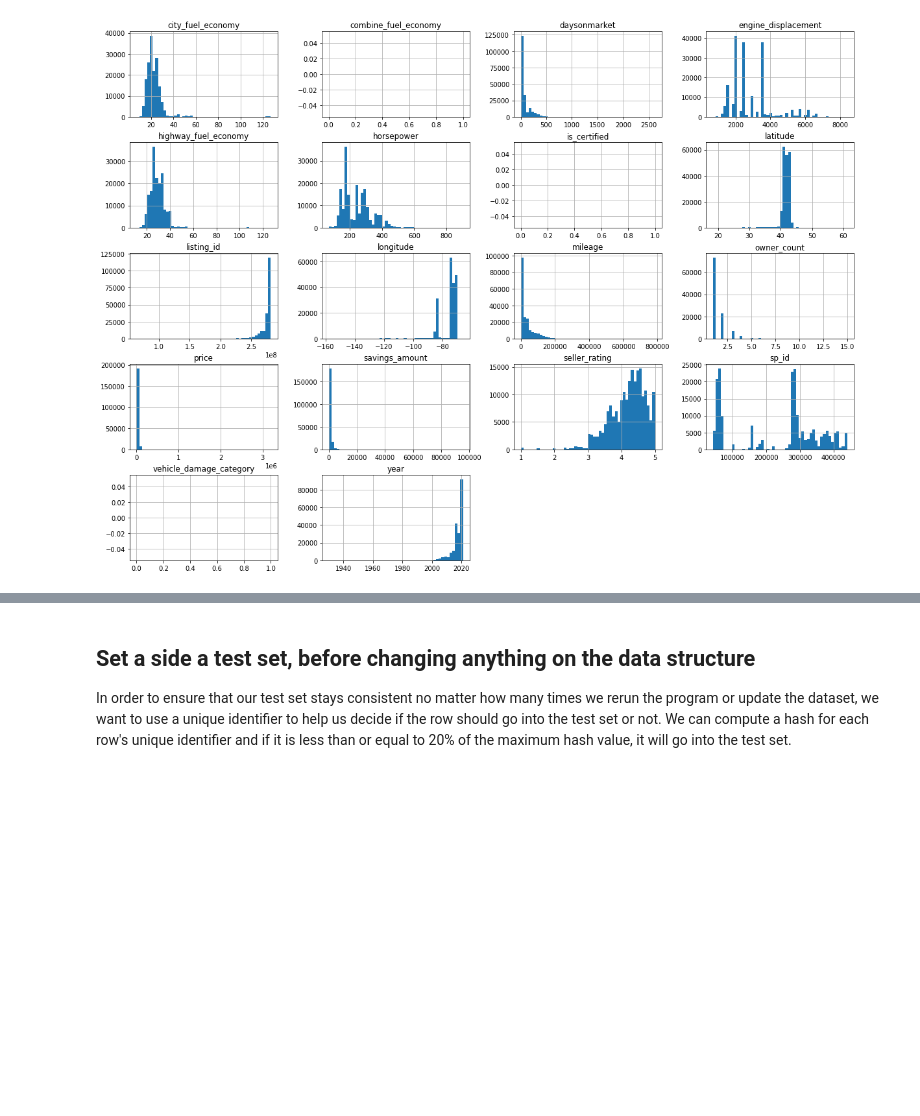
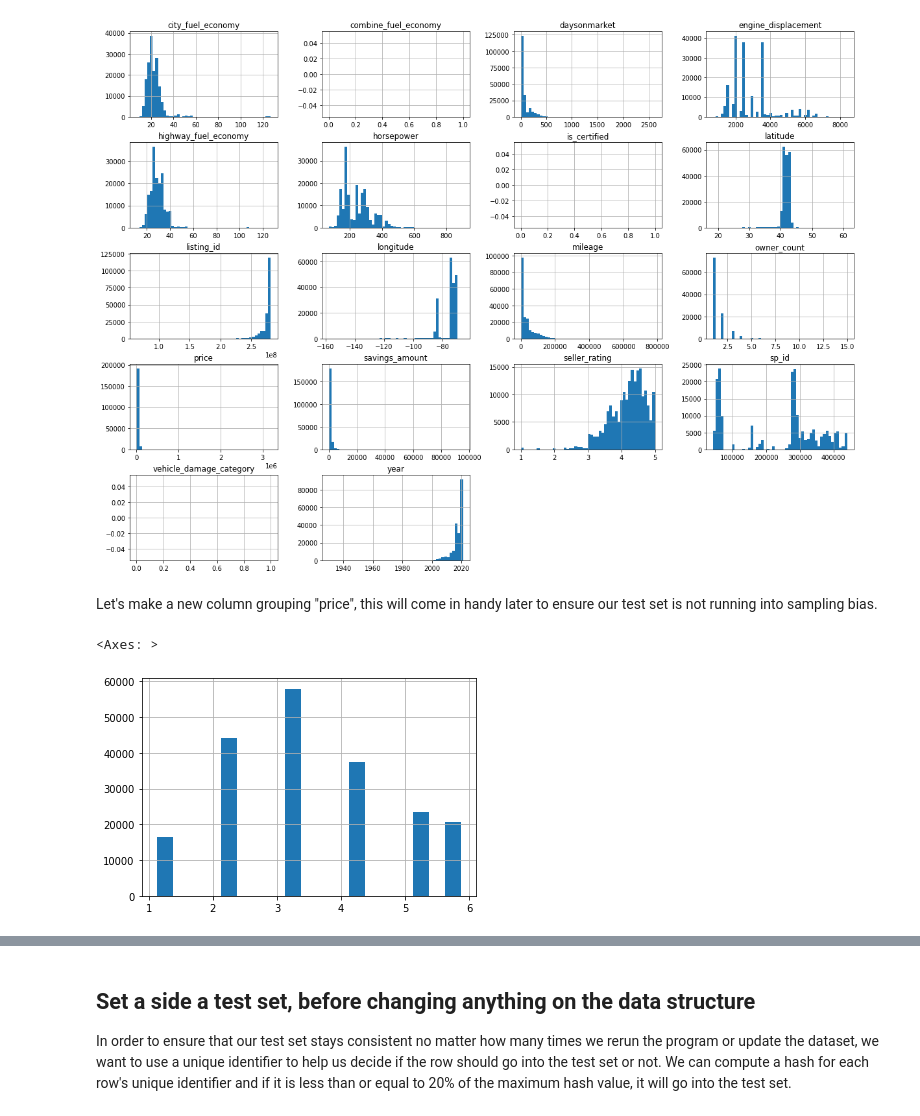
Before and after one commit to MaxAlvarado1/UsedCarsPricePredictor, a Jupyter notebook: Used_Cars_Price_Predictor.ipynb, the cells around one changed output, grey strips where cells are left out. Saved outputs shown, nothing was run; the diff lists cells and outputs as text; code cells hidden in the pictures; blank space fills up the shorter version.

Commit message:
test set proportions

```diff
--- a/Used_Cars_Price_Predictor.ipynb
+++ b/Used_Cars_Price_Predictor.ipynb
@@ -20,7 +16,7 @@ os.rename(os.path.join(datasetPath, "used_cars_data.csv"), os.path.join(datasetP
 import pandas as pd
 
 def loadCarData(datasetPath=datasetPath):
-    csvPath = os.path.join(datasetPath, ".used_cars_data.csv")
+    csvPath = os.path.join(datasetPath, "used_cars_data.csv")
     return pd.read_csv(csvPath, nrows=200000, low_memory=False)
 # %% [markdown]
 ## Examine quick info about the data structure
@@ -75,3 +71,16 @@ cars.hist(bins=50, figsize=(20,15))
 plt.show()
 # %% [output]
 [figure]
+# %% [markdown]
+Let's make a new column grouping "price", this will come in handy later to ensure our test set is not running into sampling bias.
+# %%
+import numpy as np
+
+cars["priceGroup"] = pd.cut(cars["price"],
+                            bins=[0., 10000., 20000.,30000., 40000., 50000., np.inf],
+                            labels=[1, 2, 3, 4, 5, 6])
+# %%
+cars["priceGroup"].hist(rwidth=0.5)
+# %% [output]
+<Axes: >
+[figure, added]
```
Also changed, not shown: parts of 7 cells of this notebook, 1 other file.
